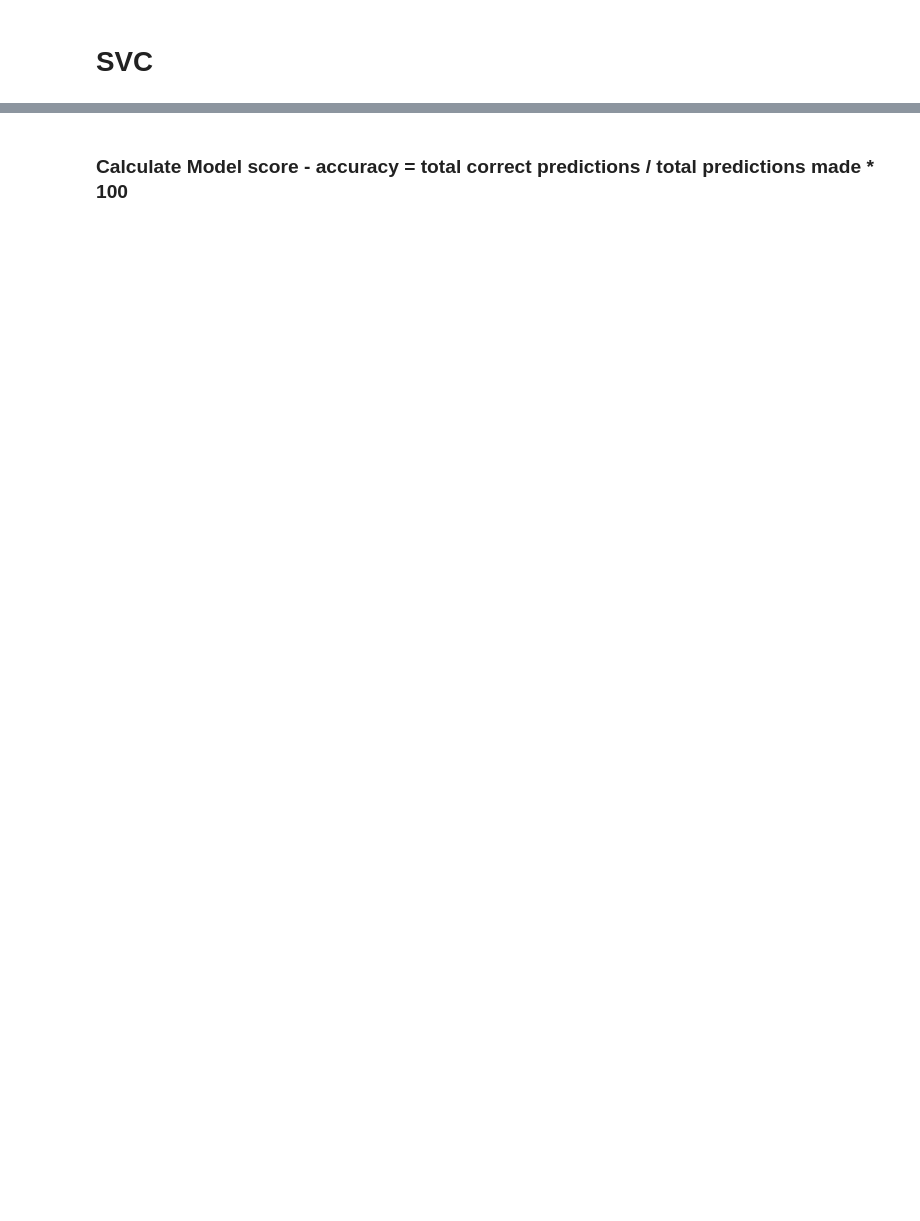
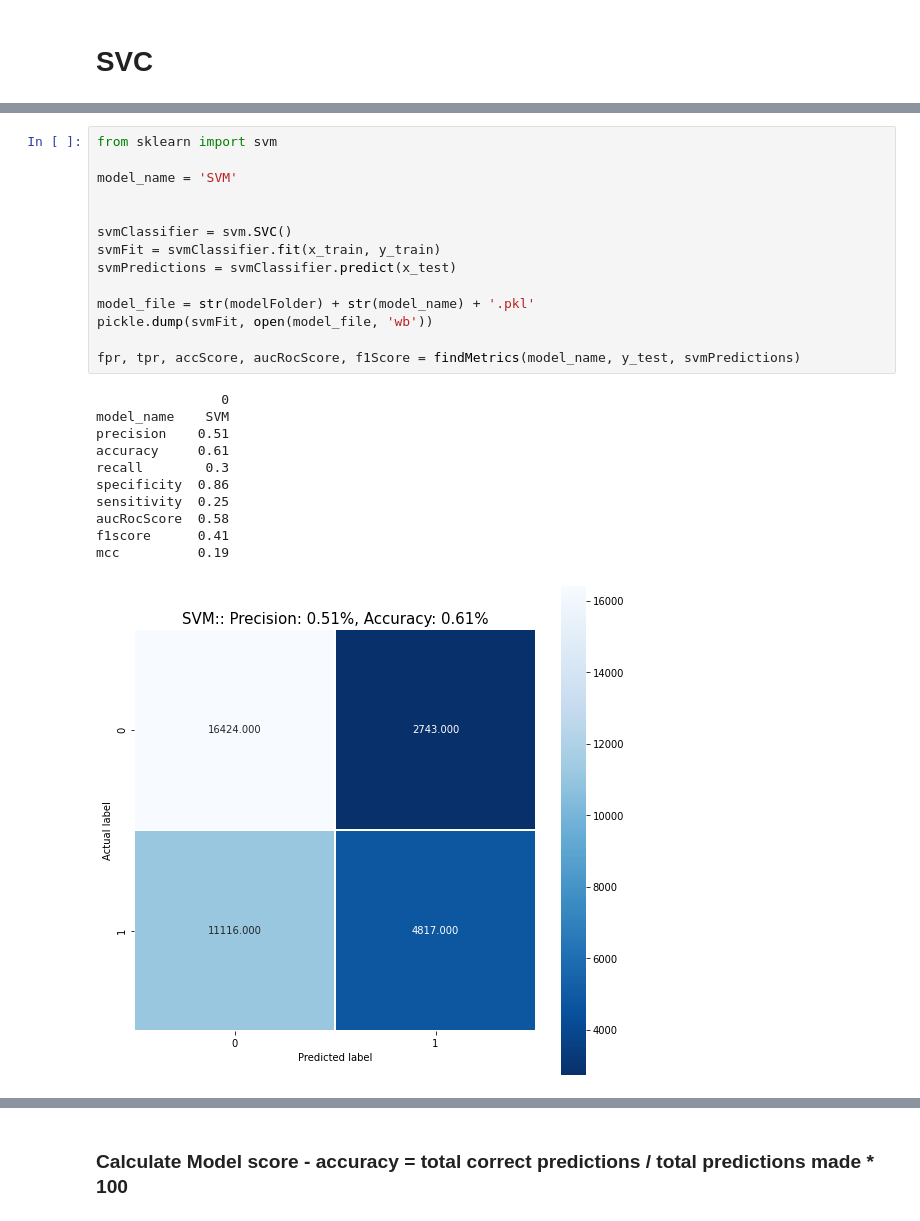
Before and after one commit to venkat15vk/INSIGHT, a Jupyter notebook: research/ML Analysis.ipynb, the cells around one changed output, grey strips where cells are left out. Cells and saved outputs as stored; diff of their text form; blank space fills up the shorter version.

```diff
--- a/research/ML Analysis.ipynb
+++ b/research/ML Analysis.ipynb
@@ -149,0 +222,26 @@ pickle.dump(svmFit, open(model_file, 'wb'))
+# %%
+from sklearn import svm
+
+model_name = 'SVM'
+
+
+svmClassifier = svm.SVC()
+svmFit = svmClassifier.fit(x_train, y_train)
+svmPredictions = svmClassifier.predict(x_test)
+
+model_file = str(modelFolder) + str(model_name) + '.pkl'
+pickle.dump(svmFit, open(model_file, 'wb'))
+
+fpr, tpr, accScore, aucRocScore, f1Score = findMetrics(model_name, y_test, svmPredictions)
+# %% [output]
+                0
+model_name    SVM
+precision    0.51
+accuracy     0.61
+recall        0.3
+specificity  0.86
+sensitivity  0.25
+aucRocScore  0.58
+f1score      0.41
+mcc          0.19
+[figure, added]
```
Also changed, not shown: parts of 33 cells of this notebook, 4 other files.
